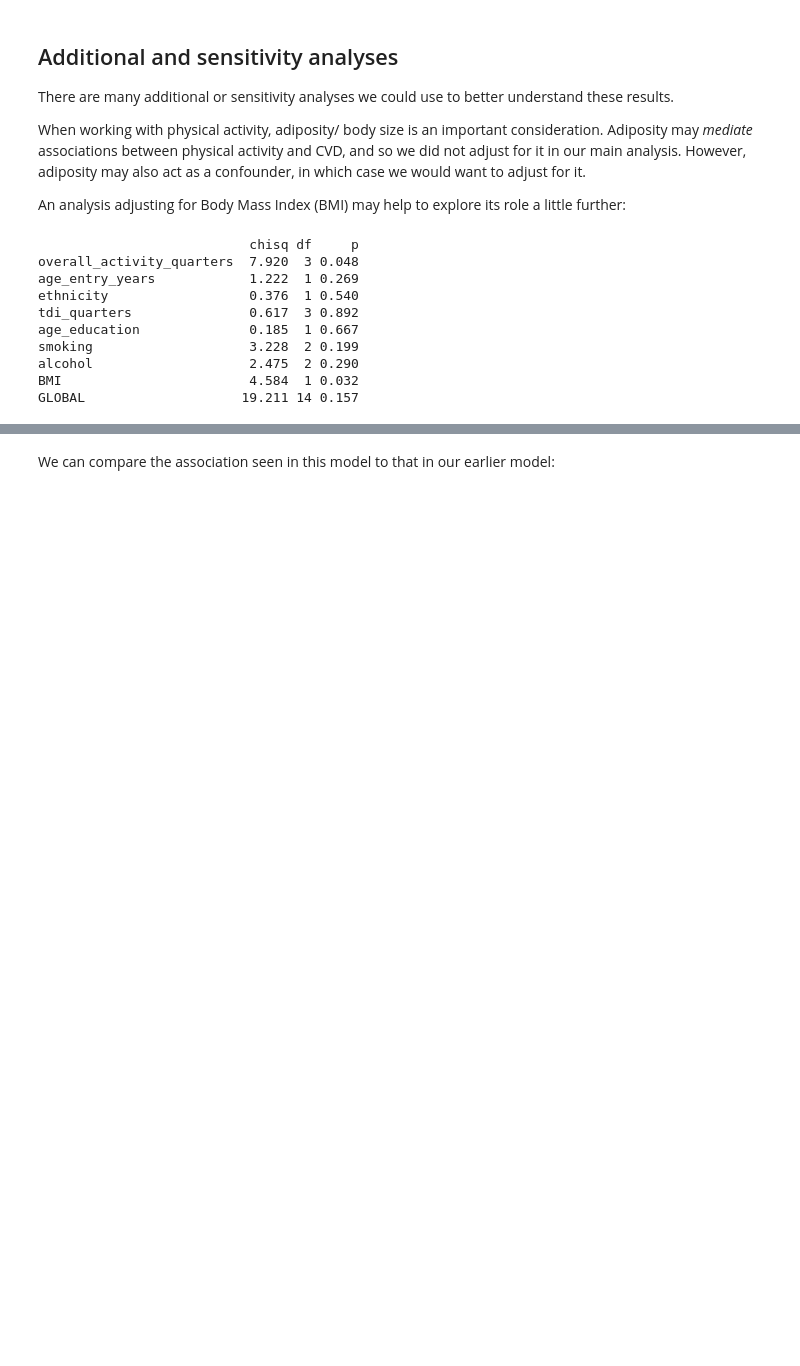
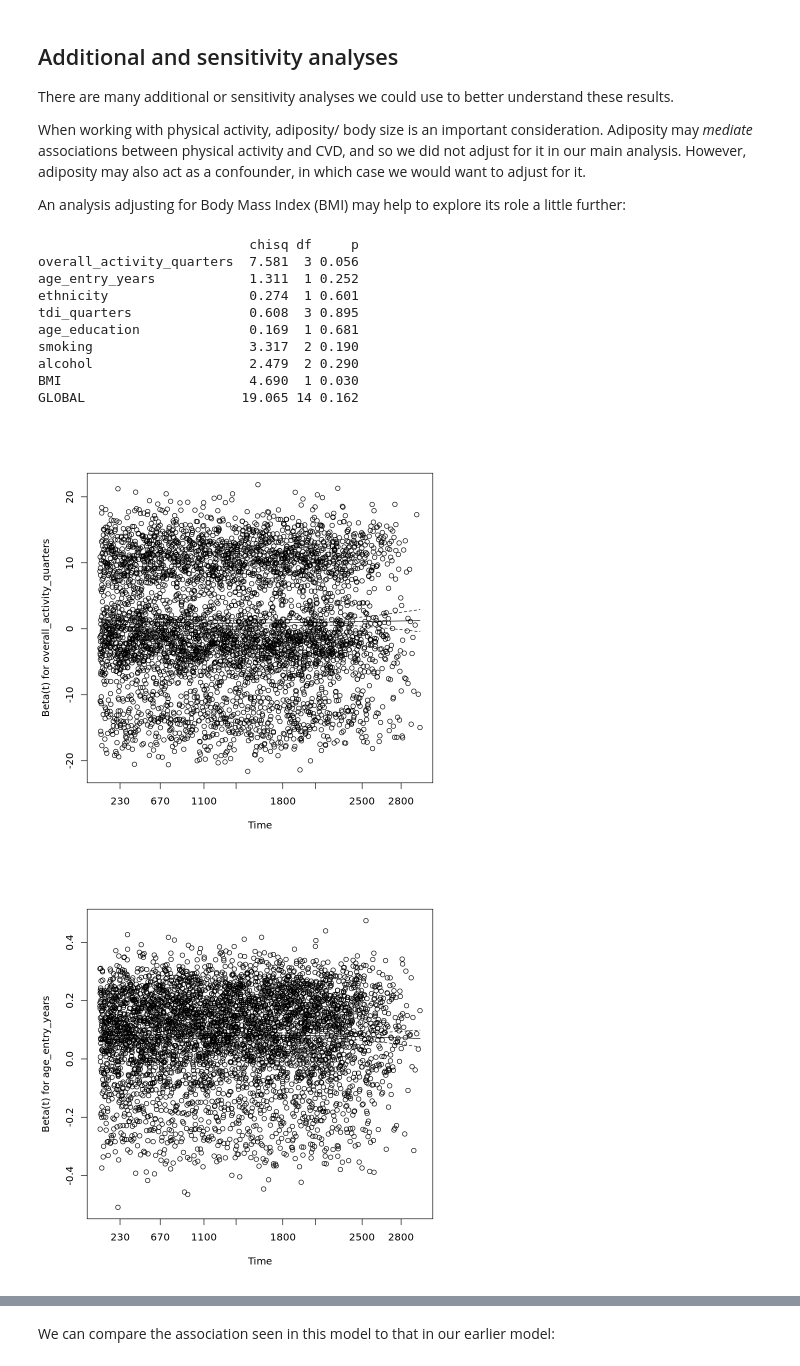
Before and after one commit to OxWearables/rap_wearables, a Jupyter notebook: 4_Disease_Association_Analysis.ipynb, the cells around one changed output, grey strips where cells are left out. Cells and saved outputs as stored; diff of their text form; code cells hidden in the pictures; blank space fills up the shorter version.

```diff
--- a/4_Disease_Association_Analysis.ipynb
+++ b/4_Disease_Association_Analysis.ipynb
@@ -324,17 +341,20 @@ An analysis adjusting for Body Mass Index (BMI) may help to explore its role a l
 # %%
 cox_model_strat_wbmi <- coxph(
                             Surv(fu_time, ind_inc_cvd) ~ overall_activity_quarters + age_entry_years + strata(sex) + ethnicity + tdi_quarters + age_education + smoking + alcohol + BMI,
                             data = dat
                             )
 cox.zph(cox_model_strat_wbmi)
+plot(cox.zph(cox_model_strat_wbmi))
 # %% [output]
                            chisq df     p
-overall_activity_quarters  7.920  3 0.048
-age_entry_years            1.222  1 0.269
-ethnicity                  0.376  1 0.540
-tdi_quarters               0.617  3 0.892
-age_education              0.185  1 0.667
-smoking                    3.228  2 0.199
-alcohol                    2.475  2 0.290
-BMI                        4.584  1 0.032
-GLOBAL                    19.211 14 0.157
+overall_activity_quarters  7.581  3 0.056
+age_entry_years            1.311  1 0.252
+ethnicity                  0.274  1 0.601
+tdi_quarters               0.608  3 0.895
+age_education              0.169  1 0.681
+smoking                    3.317  2 0.190
+alcohol                    2.479  2 0.290
+BMI                        4.690  1 0.030
+GLOBAL                    19.065 14 0.162
+[figure, added]
+[figure, added]
```
Also changed, not shown: parts of 6 cells of this notebook, 1 other file.
